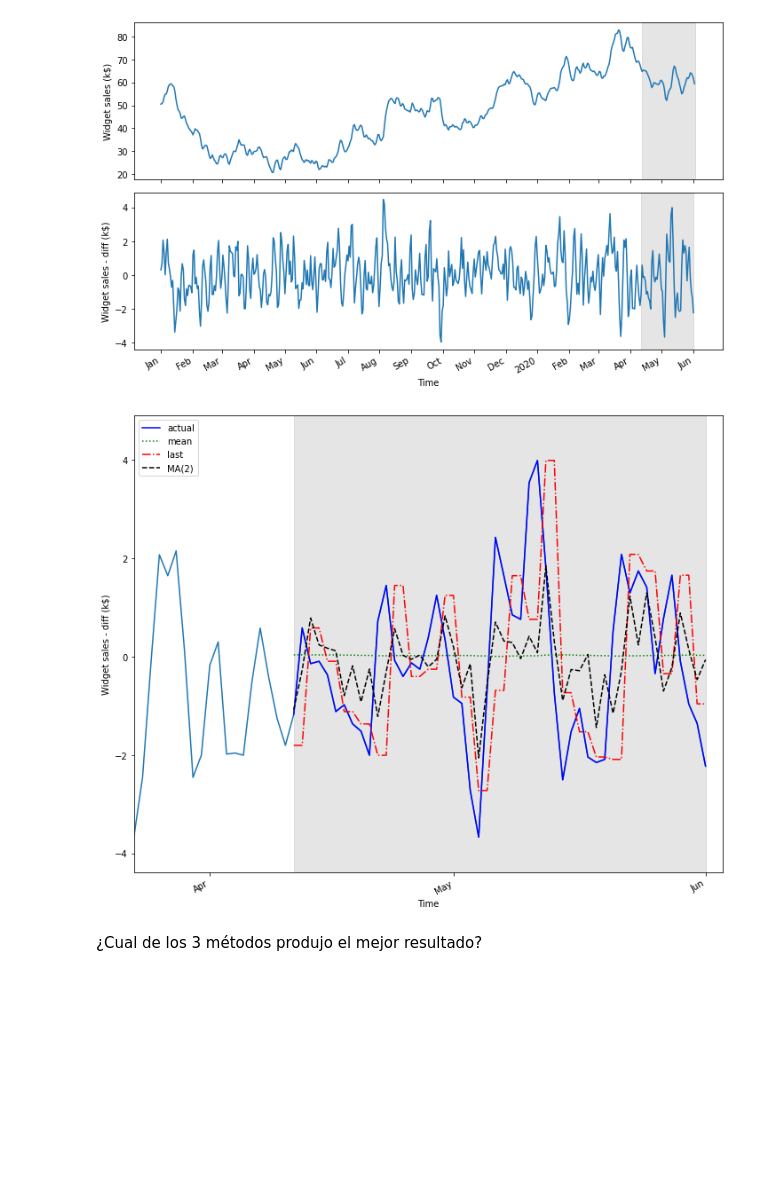
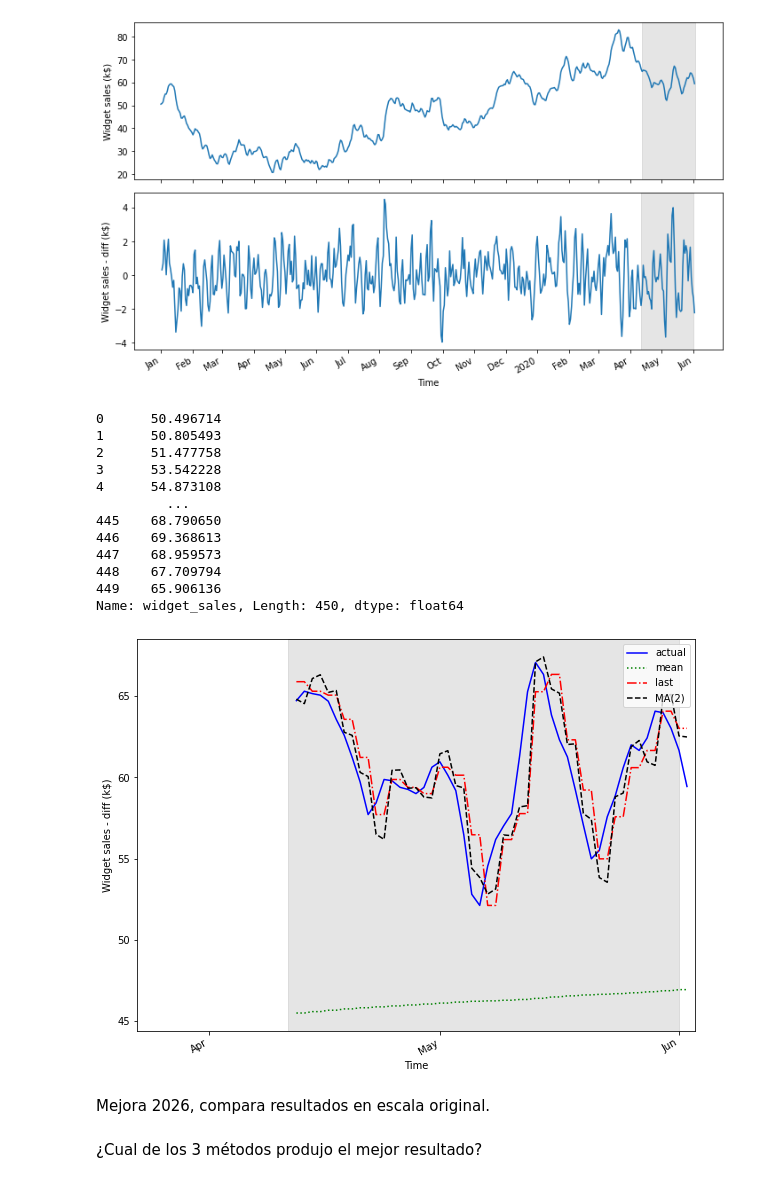
Before and after one commit to PabloSoligo2014/3670-UNLaM-CD, a Jupyter notebook: 09_TimeSeries/04_MovingAverage.ipynb, the cells around one changed output. Cells and saved outputs as stored; diff of their text form; code cells hidden in the pictures; blank space fills up the shorter version.

Commit message:
Mejoras diferencial directo SARIMAX

```diff
--- a/09_TimeSeries/04_MovingAverage.ipynb
+++ b/09_TimeSeries/04_MovingAverage.ipynb
@@ -82,3 +93,5 @@ p-value: 7.076922818587193e-19
+# %%
+d = 1
 # %% [markdown]
 Ahora chequeamos autocorrelación, vemos que los coeficientes son significativos hasta el orden 2, por tanto tenemos un moving average process de orden 2, podemos usar entonces un modelo de MA de orden dos para realizar pronosticos sobre nuestra serie.
 # %%
@@ -125 +141,16 @@ plt.show()
+# %%
+df_train["widget_sales"]
+# %% [output]
+0      50.496714
+1      50.805493
+2      51.477758
+3      53.542228
+4      54.873108
+         ...
+445    68.790650
+446    69.368613
+447    68.959573
+448    67.709794
+449    65.906136
+Name: widget_sales, Length: 450, dtype: float64
 # %%
@@ -173,30 +187,56 @@ pred_df['pred_MA'] = pred_MA
+# %%
+pred_mean           = rolling_forecast(df["widget_sales"], TRAIN_LEN, HORIZON, WINDOW, 'mean')
+pred_last_value     = rolling_forecast(df["widget_sales"], TRAIN_LEN, HORIZON, WINDOW, 'last')
+pred_MA             = rolling_forecast(df["widget_sales"], TRAIN_LEN, HORIZON, WINDOW, 'ARMA', p=0, d=d, q=2)
+
+# Ensure predictions are lists
+pred_mean = list(pred_mean)
+pred_last_value = list(pred_last_value)
+pred_MA = list(pred_MA)
+
+# Helper to match df_test length
+def _fit_len(preds, target_len, fill_value=np.nan):
+    if len(preds) >= target_len:
+        return preds[:target_len]
+    else:
+        return preds + [fill_value] * (target_len - len(preds))
+
+pred_mean = _fit_len(pred_mean, len(df_test))
+pred_last_value = _fit_len(pred_last_value, len(df_test))
+pred_MA = _fit_len(pred_MA, len(df_test))
+
+# Assign safely
+df_test = df_test.copy()
+df_test['pred_mean'] = pred_mean
+df_test['pred_last_value'] = pred_last_value
+df_test['pred_MA'] = pred_MA
 # %%
-
 fig, ax = plt.subplots(figsize=(10, 8))
 
-ax.plot(df_diff['widget_sales_diff'])
-ax.plot(pred_df['widget_sales_diff'], 'b-', label='actual')
-ax.plot(pred_df['pred_mean'], 'g:', label='mean')
-ax.plot(pred_df['pred_last_value'], 'r-.', label='last')
-ax.plot(pred_df['pred_MA'], 'k--', label='MA(2)')
+ax.plot(df_test['widget_sales'], 'b-', label='actual')
+ax.plot(df_test['pred_mean'], 'g:', label='mean')
+ax.plot(df_test['pred_last_value'], 'r-.', label='last')
+ax.plot(df_test['pred_MA'], 'k--', label='MA(2)')
 
-ax.legend(loc=2)
+ax.legend(loc='upper right')
 
 ax.set_xlabel('Time')
 ax.set_ylabel('Widget sales - diff (k$)')
 
 ax.axvspan(449, 498, color='#808080', alpha=0.2)
 
-ax.set_xlim(430, 500)
+ax.set_xlim(449, 500)
 
 plt.xticks(
     [439, 468, 498],
     ['Apr', 'May', 'Jun'])
 
 fig.autofmt_xdate()
-plt.tight_layout()
+
 plt.show()
 # %% [output]
-[figure, old version]
+[figure, new version]
+# %% [markdown]
+Mejora 2026, compara resultados en escala original.
 # %% [markdown]
 ¿Cual de los 3 métodos produjo el mejor resultado?
```
Also changed, not shown: parts of 19 cells of this notebook.
